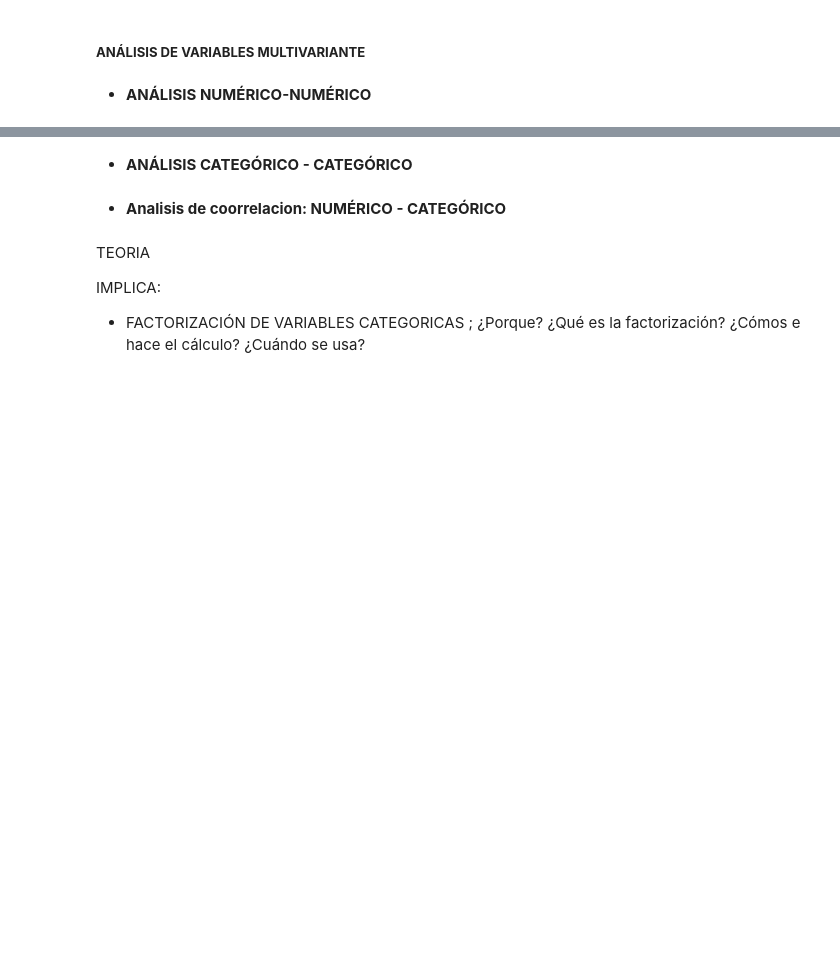
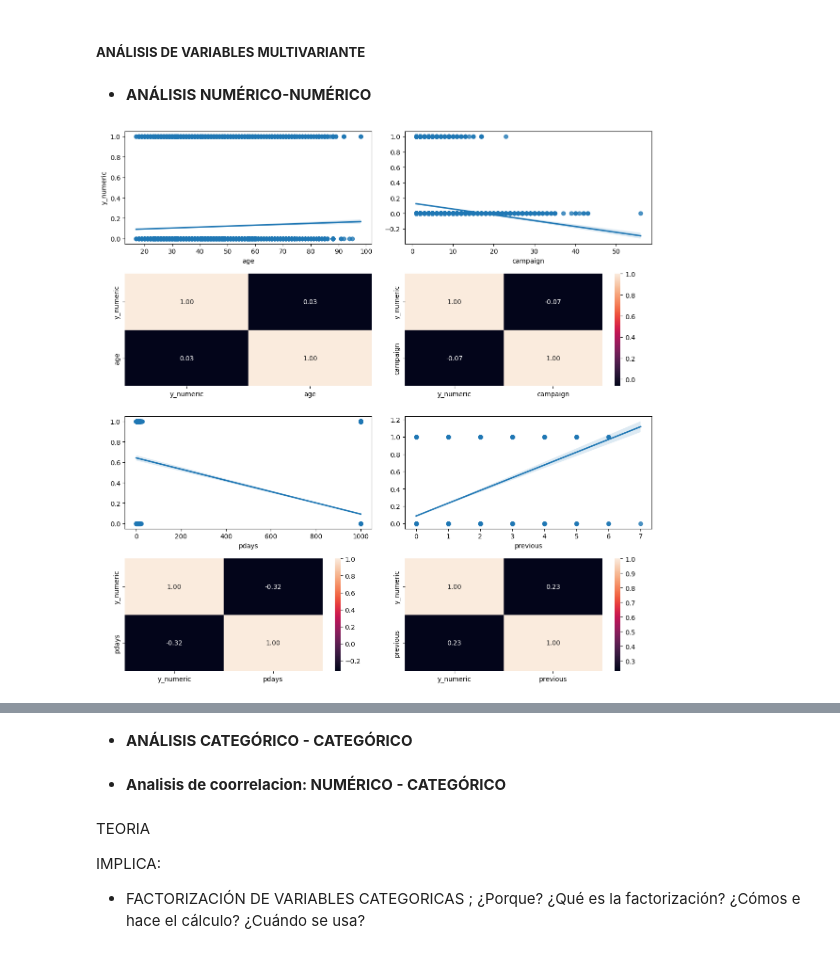
Before and after one commit to Tong837/1st-Algor.-Opt., a Jupyter notebook: src/explore.ipynb, the cells around one changed output, grey strips where cells are left out. Drawn from its saved outputs; the diff is of its cells as text; code cells hidden in the pictures; blank space fills up the shorter version.

```diff
--- a/src/explore.ipynb
+++ b/src/explore.ipynb
@@ -241,24 +526,28 @@ total_data = total_data[total_data["availability_365"] != 0]
 # %% [markdown]
 ##### **ANÁLISIS DE VARIABLES MULTIVARIANTE**
+# %%
+ds["y_numeric"] = ds["y"].map({"yes": 1, "no": 0})
 # %% [markdown]
 - **ANÁLISIS NUMÉRICO-NUMÉRICO**
 # %%
-fig, axis = plt.subplots(4, 2, figsize = (10, 17))
+fig, axis = plt.subplots(4, 2, figsize = (12, 12))
 
 
-sns.regplot(ax = axis[0, 0], data = total_data, x = "latitude", y = "price")
-sns.heatmap(total_data[["price", "latitude"]].corr(), annot = True, fmt = ".2f", ax = axis[1, 0], cbar = False)
+sns.regplot(ax = axis[0, 0], data = ds, x = "age", y = "y_numeric")
+sns.heatmap(ds[["y_numeric", "age"]].corr(), annot = True, fmt = ".2f", ax = axis[1, 0], cbar = False)
 
-sns.regplot(ax = axis[0, 1], data = total_data, x = "longitude", y = "price").set(ylabel=None)
-sns.heatmap(total_data[["price", "longitude"]].corr(), annot = True, fmt = ".2f", ax = axis[1, 1])
+sns.regplot(ax = axis[0, 1], data = ds, x = "campaign", y = "y_numeric").set(ylabel=None)
+sns.heatmap(ds[["y_numeric", "campaign"]].corr(), annot = True, fmt = ".2f", ax = axis[1, 1])
 
-sns.regplot(ax = axis[2, 0], data = total_data, x = "minimum_nights", y = "price").set(ylabel=None)
-sns.heatmap(total_data[["price", "minimum_nights"]].corr(), annot = True, fmt = ".2f", ax = axis[3, 0])
+sns.regplot(ax = axis[2, 0], data = ds, x = "pdays", y = "y_numeric").set(ylabel=None)
+sns.heatmap(ds[["y_numeric", "pdays"]].corr(), annot = True, fmt = ".2f", ax = axis[3, 0])
 
-sns.regplot(ax = axis[2, 1], data = total_data, x = "availability_365", y = "price").set(ylabel=None)
-sns.heatmap(total_data[["price", "availability_365"]].corr(), annot = True, fmt = ".2f", ax = axis[3, 1])
+sns.regplot(ax = axis[2, 1], data = ds, x = "previous", y = "y_numeric").set(ylabel=None)
+sns.heatmap(ds[["y_numeric", "previous"]].corr(), annot = True, fmt = ".2f", ax = axis[3, 1])
 
 
 plt.tight_layout()
 
 plt.show()
+# %% [output]
+[figure, added]
```
Also changed, not shown: parts of 67 cells of this notebook.
